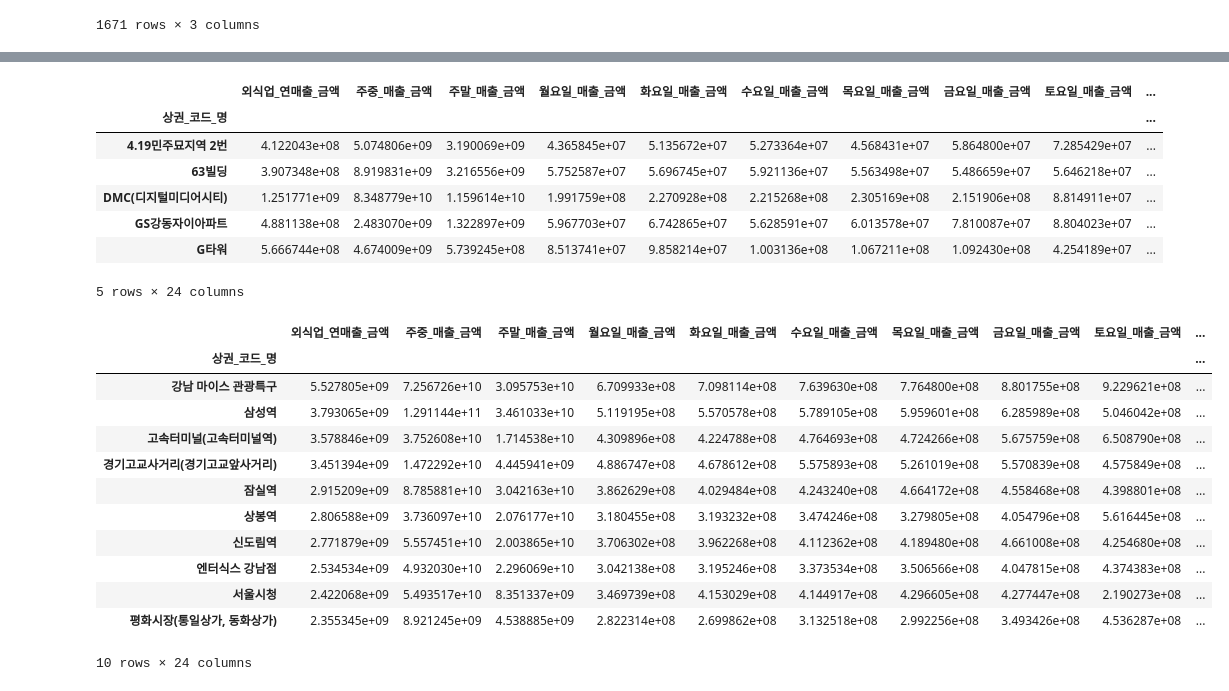
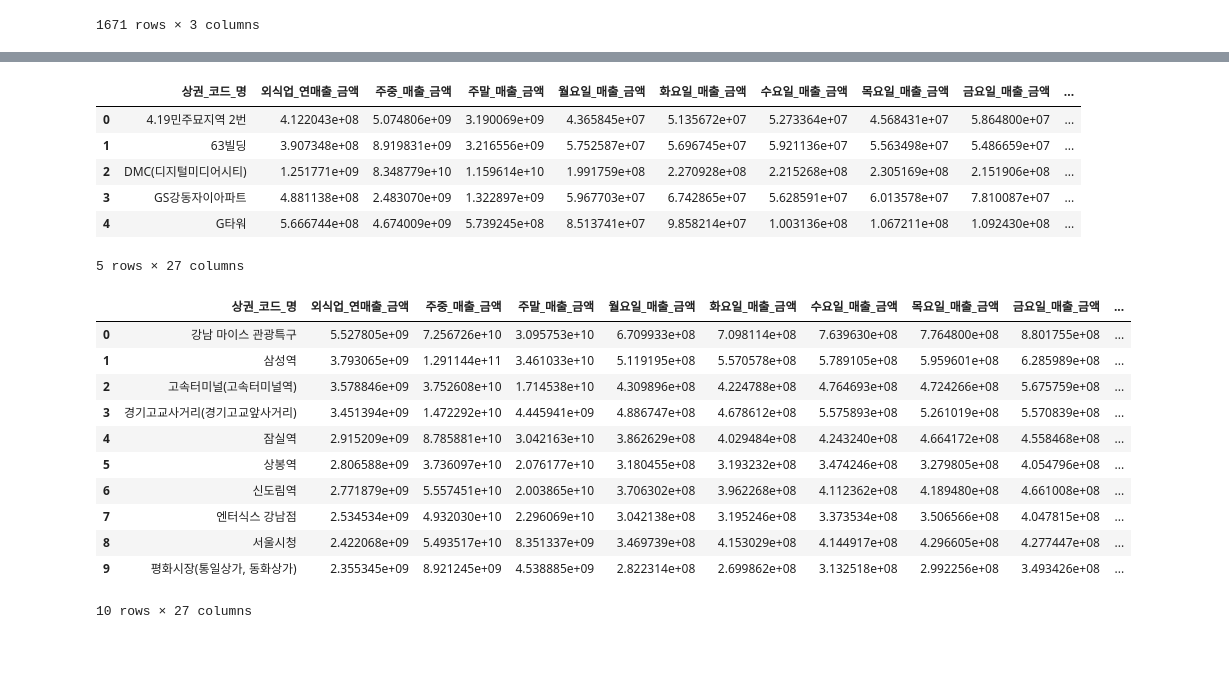
Before and after one commit to junhokim42/Python_study, a Jupyter notebook: Bigdata_training/Bigdata_analysis/Bigdata_project/seoul.ipynb, the cells around one changed output, grey strips where cells are left out. Cells and saved outputs as stored; diff of their text form; code cells hidden in the pictures; blank space fills up the shorter version.

```diff
--- a/Bigdata_training/Bigdata_analysis/Bigdata_project/seoul.ipynb
+++ b/Bigdata_training/Bigdata_analysis/Bigdata_project/seoul.ipynb
@@ -148,3 +151,11 @@ coordinate
 | 1669 | 1001496 | 127.060059 | 37.511003 |
 | 1670 | 1001491 | 126.994377 | 37.534435 |
 1671 rows × 3 columns
+# %%
+pro_food = food[['상권_코드','상권_코드_명']]
+pro_food['상권_코드'] = pro_food['상권_코드'].astype('int64')
+coordinate['상권_코드'] = coordinate['상권_코드'].astype('int64')
+new_coord = pd.merge(pro_food, coordinate, on='상권_코드')
+new_coord.drop(columns=['상권_코드'], inplace=True)
+new_coord.drop_duplicates(['상권_코드_명'], inplace=True)
+new_coord.head()
@@ -151,33 +174,32 @@ coordinate
 # %%
 # 전체 외식업 한점포당 1년 매출 TOP10
-eatfood = food.drop(columns=['상권_코드','점포수','서비스_업종_코드_명'])
-eatfood = eatfood.groupby(['상권_코드_명']).sum()
-eatfood.rename(columns={'한_점포당_분기별_매출_금액':'외식업_연매출_금액'}, inplace=True)
-eatfood.head()
+eatout = food.drop(columns=['상권_코드','점포수','서비스_업종_코드_명'])
+eatout = eatout.groupby(['상권_코드_명']).sum()
+eatout.rename(columns={'한_점포당_분기별_매출_금액':'외식업_연매출_금액'}, inplace=True)
+final_eatfood = pd.merge(eatout, new_coord, on='상권_코드_명')
+final_eatfood.to_csv('totalTOP10',index=False)
 # %% [output]
-|  | 외식업_연매출_금액 | 주중_매출_금액 | 주말_매출_금액 | 월요일_매출_금액 | 화요일_매출_금액 | 수요일_매출_금액 | 목요일_매출_금액 | 금요일_매출_금액 | 토요일_매출_금액 | ... |
-| 상권_코드_명 |  |  |  |  |  |  |  |  |  | ... |
-| 4.19민주묘지역 2번 | 4.122043e+08 | 5.074806e+09 | 3.190069e+09 | 4.365845e+07 | 5.135672e+07 | 5.273364e+07 | 4.568431e+07 | 5.864800e+07 | 7.285429e+07 | ... |
-| 63빌딩 | 3.907348e+08 | 8.919831e+09 | 3.216556e+09 | 5.752587e+07 | 5.696745e+07 | 5.921136e+07 | 5.563498e+07 | 5.486659e+07 | 5.646218e+07 | ... |
-| DMC(디지털미디어시티) | 1.251771e+09 | 8.348779e+10 | 1.159614e+10 | 1.991759e+08 | 2.270928e+08 | 2.215268e+08 | 2.305169e+08 | 2.151906e+08 | 8.814911e+07 | ... |
-| GS강동자이아파트 | 4.881138e+08 | 2.483070e+09 | 1.322897e+09 | 5.967703e+07 | 6.742865e+07 | 5.628591e+07 | 6.013578e+07 | 7.810087e+07 | 8.804023e+07 | ... |
-| G타워 | 5.666744e+08 | 4.674009e+09 | 5.739245e+08 | 8.513741e+07 | 9.858214e+07 | 1.003136e+08 | 1.067211e+08 | 1.092430e+08 | 4.254189e+07 | ... |
+|  | 상권_코드_명 | 외식업_연매출_금액 | 주중_매출_금액 | 주말_매출_금액 | 월요일_매출_금액 | 화요일_매출_금액 | 수요일_매출_금액 | 목요일_매출_금액 | 금요일_매출_금액 | ... |
+| 0 | 4.19민주묘지역 2번 | 4.122043e+08 | 5.074806e+09 | 3.190069e+09 | 4.365845e+07 | 5.135672e+07 | 5.273364e+07 | 4.568431e+07 | 5.864800e+07 | ... |
+| 1 | 63빌딩 | 3.907348e+08 | 8.919831e+09 | 3.216556e+09 | 5.752587e+07 | 5.696745e+07 | 5.921136e+07 | 5.563498e+07 | 5.486659e+07 | ... |
+| 2 | DMC(디지털미디어시티) | 1.251771e+09 | 8.348779e+10 | 1.159614e+10 | 1.991759e+08 | 2.270928e+08 | 2.215268e+08 | 2.305169e+08 | 2.151906e+08 | ... |
+| 3 | GS강동자이아파트 | 4.881138e+08 | 2.483070e+09 | 1.322897e+09 | 5.967703e+07 | 6.742865e+07 | 5.628591e+07 | 6.013578e+07 | 7.810087e+07 | ... |
+| 4 | G타워 | 5.666744e+08 | 4.674009e+09 | 5.739245e+08 | 8.513741e+07 | 9.858214e+07 | 1.003136e+08 | 1.067211e+08 | 1.092430e+08 | ... |
-5 rows × 24 columns
+5 rows × 27 columns
 # %%
 # 전체 외식업 TOP10 상권 보기
-total10 = eatfood.sort_values('외식업_연매출_금액',ascending=False).head(10)
+total10 = final_eatfood.sort_values('외식업_연매출_금액',ascending=False).reset_index(drop=True).head(10)
 total10
 # %% [output]
-|  | 외식업_연매출_금액 | 주중_매출_금액 | 주말_매출_금액 | 월요일_매출_금액 | 화요일_매출_금액 | 수요일_매출_금액 | 목요일_매출_금액 | 금요일_매출_금액 | 토요일_매출_금액 | ... |
-| 상권_코드_명 |  |  |  |  |  |  |  |  |  | ... |
-| 강남 마이스 관광특구 | 5.527805e+09 | 7.256726e+10 | 3.095753e+10 | 6.709933e+08 | 7.098114e+08 | 7.639630e+08 | 7.764800e+08 | 8.801755e+08 | 9.229621e+08 | ... |
-| 삼성역 | 3.793065e+09 | 1.291144e+11 | 3.461033e+10 | 5.119195e+08 | 5.570578e+08 | 5.789105e+08 | 5.959601e+08 | 6.285989e+08 | 5.046042e+08 | ... |
-| 고속터미널(고속터미널역) | 3.578846e+09 | 3.752608e+10 | 1.714538e+10 | 4.309896e+08 | 4.224788e+08 | 4.764693e+08 | 4.724266e+08 | 5.675759e+08 | 6.508790e+08 | ... |
-| 경기고교사거리(경기고교앞사거리) | 3.451394e+09 | 1.472292e+10 | 4.445941e+09 | 4.886747e+08 | 4.678612e+08 | 5.575893e+08 | 5.261019e+08 | 5.570839e+08 | 4.575849e+08 | ... |
-| 잠실역 | 2.915209e+09 | 8.785881e+10 | 3.042163e+10 | 3.862629e+08 | 4.029484e+08 | 4.243240e+08 | 4.664172e+08 | 4.558468e+08 | 4.398801e+08 | ... |
-| 상봉역 | 2.806588e+09 | 3.736097e+10 | 2.076177e+10 | 3.180455e+08 | 3.193232e+08 | 3.474246e+08 | 3.279805e+08 | 4.054796e+08 | 5.616445e+08 | ... |
-| 신도림역 | 2.771879e+09 | 5.557451e+10 | 2.003865e+10 | 3.706302e+08 | 3.962268e+08 | 4.112362e+08 | 4.189480e+08 | 4.661008e+08 | 4.254680e+08 | ... |
-| 엔터식스 강남점 | 2.534534e+09 | 4.932030e+10 | 2.296069e+10 | 3.042138e+08 | 3.195246e+08 | 3.373534e+08 | 3.506566e+08 | 4.047815e+08 | 4.374383e+08 | ... |
-| 서울시청 | 2.422068e+09 | 5.493517e+10 | 8.351337e+09 | 3.469739e+08 | 4.153029e+08 | 4.144917e+08 | 4.296605e+08 | 4.277447e+08 | 2.190273e+08 | ... |
-| 평화시장(통일상가, 동화상가) | 2.355345e+09 | 8.921245e+09 | 4.538885e+09 | 2.822314e+08 | 2.699862e+08 | 3.132518e+08 | 2.992256e+08 | 3.493426e+08 | 4.536287e+08 | ... |
+|  | 상권_코드_명 | 외식업_연매출_금액 | 주중_매출_금액 | 주말_매출_금액 | 월요일_매출_금액 | 화요일_매출_금액 | 수요일_매출_금액 | 목요일_매출_금액 | 금요일_매출_금액 | ... |
+| 0 | 강남 마이스 관광특구 | 5.527805e+09 | 7.256726e+10 | 3.095753e+10 | 6.709933e+08 | 7.098114e+08 | 7.639630e+08 | 7.764800e+08 | 8.801755e+08 | ... |
+| 1 | 삼성역 | 3.793065e+09 | 1.291144e+11 | 3.461033e+10 | 5.119195e+08 | 5.570578e+08 | 5.789105e+08 | 5.959601e+08 | 6.285989e+08 | ... |
+| 2 | 고속터미널(고속터미널역) | 3.578846e+09 | 3.752608e+10 | 1.714538e+10 | 4.309896e+08 | 4.224788e+08 | 4.764693e+08 | 4.724266e+08 | 5.675759e+08 | ... |
+| 3 | 경기고교사거리(경기고교앞사거리) | 3.451394e+09 | 1.472292e+10 | 4.445941e+09 | 4.886747e+08 | 4.678612e+08 | 5.575893e+08 | 5.261019e+08 | 5.570839e+08 | ... |
+| 4 | 잠실역 | 2.915209e+09 | 8.785881e+10 | 3.042163e+10 | 3.862629e+08 | 4.029484e+08 | 4.243240e+08 | 4.664172e+08 | 4.558468e+08 | ... |
+| 5 | 상봉역 | 2.806588e+09 | 3.736097e+10 | 2.076177e+10 | 3.180455e+08 | 3.193232e+08 | 3.474246e+08 | 3.279805e+08 | 4.054796e+08 | ... |
+| 6 | 신도림역 | 2.771879e+09 | 5.557451e+10 | 2.003865e+10 | 3.706302e+08 | 3.962268e+08 | 4.112362e+08 | 4.189480e+08 | 4.661008e+08 | ... |
+| 7 | 엔터식스 강남점 | 2.534534e+09 | 4.932030e+10 | 2.296069e+10 | 3.042138e+08 | 3.195246e+08 | 3.373534e+08 | 3.506566e+08 | 4.047815e+08 | ... |
+| 8 | 서울시청 | 2.422068e+09 | 5.493517e+10 | 8.351337e+09 | 3.469739e+08 | 4.153029e+08 | 4.144917e+08 | 4.296605e+08 | 4.277447e+08 | ... |
+| 9 | 평화시장(통일상가, 동화상가) | 2.355345e+09 | 8.921245e+09 | 4.538885e+09 | 2.822314e+08 | 2.699862e+08 | 3.132518e+08 | 2.992256e+08 | 3.493426e+08 | ... |
-10 rows × 24 columns
+10 rows × 27 columns
```
Also changed, not shown: parts of 13 cells of this notebook.
